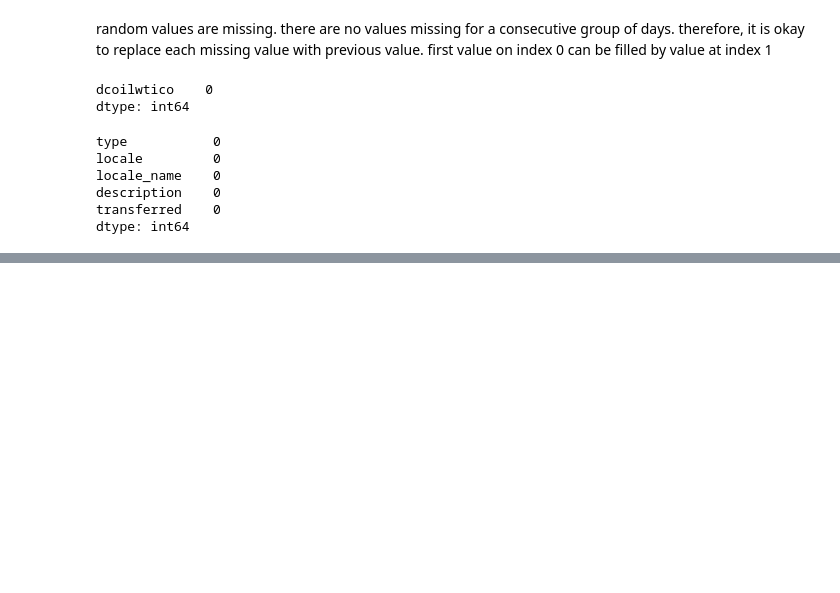
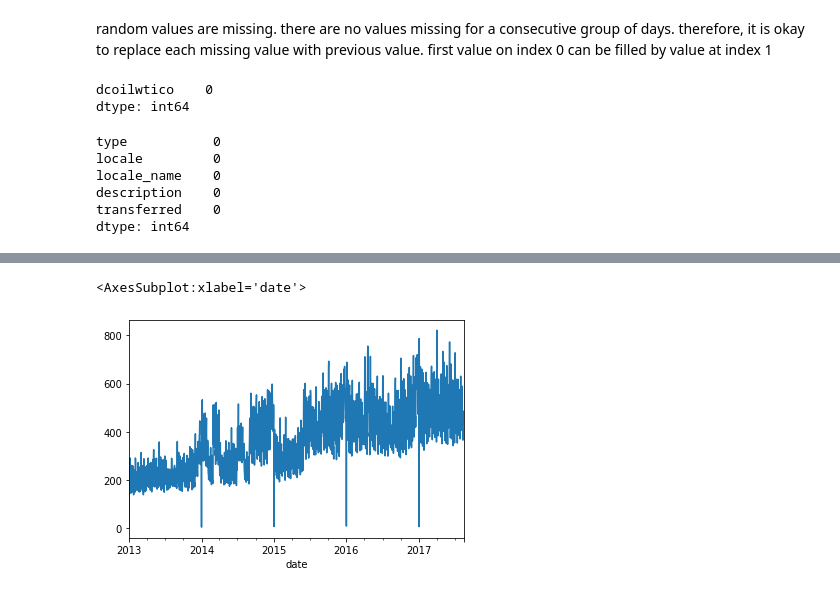
Before and after one commit to taaha/store-sales-forecast, a Jupyter notebook: sale-forecast_1.ipynb, the cells around one changed output, grey strips where cells are left out. Drawn from its saved outputs; the diff is of its cells as text; code cells hidden in the pictures; blank space fills up the shorter version.

```diff
--- a/sale-forecast_1.ipynb
+++ b/sale-forecast_1.ipynb
@@ -374,5 +181,0 @@ data.head()
-# %%
-data.index = pd.to_datetime(data.index)
-
-data['day_of_week'] = data.index.day_name()
-data.head()
@@ -390,6 +181,0 @@ array(['Thursday'], dtype=object)
-# %%
-data['year'] = data.index.year
-data['month'] = data.index.month
-data['day'] = data.index.day
-print(data.shape)
-data.head()
@@ -409,4 +181,0 @@ data.shape
-# %%
-data = pd.get_dummies(data)
-print(data.shape)
-data.head()
@@ -421,0 +184,5 @@ data.head()
+# %%
+store_sales = data.set_index('date').to_period('D')
+store_sales = store_sales.set_index(['store_nbr', 'family'], append=True)
+average_sales = store_sales.groupby('date').mean()['sales']
+average_sales.head()
@@ -421,0 +197,5 @@ data.head()
+# %%
+average_sales.plot()
+# %% [output]
+<AxesSubplot:xlabel='date'>
+[figure, added]
```
Also changed, not shown: parts of 27 cells of this notebook.
